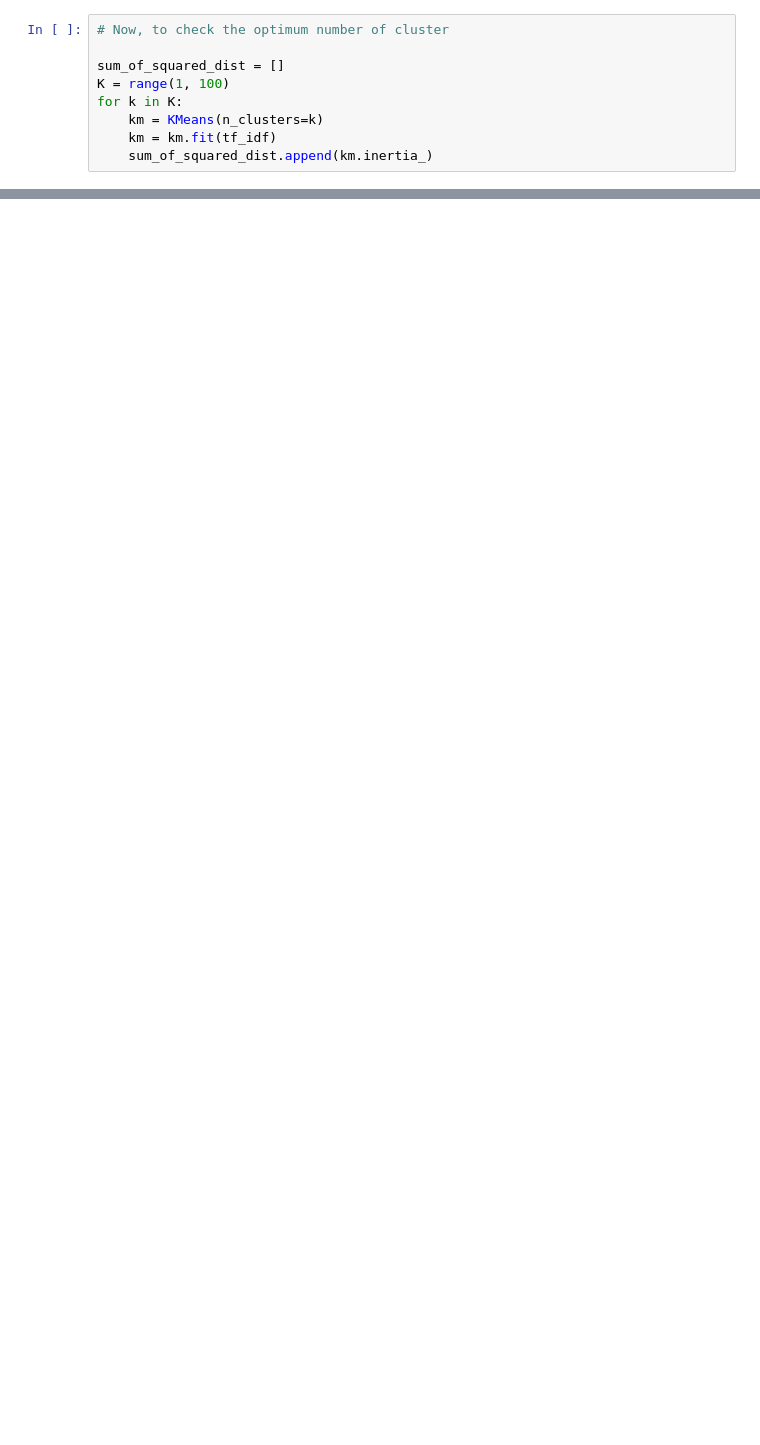
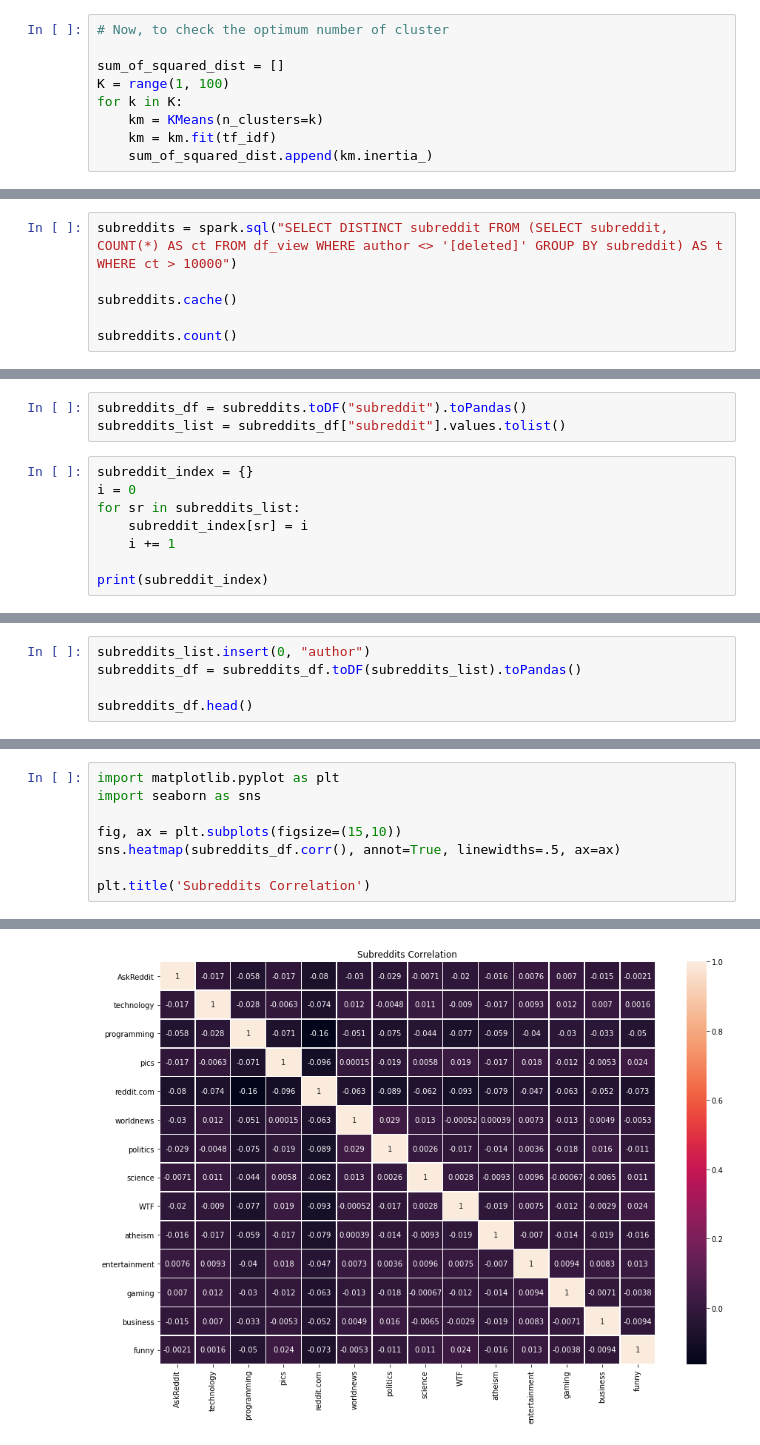
Before and after one commit to tjakrak/reddit-analysis-spark, a Jupyter notebook: Self-Directed Analysis.ipynb, the cells around one changed output, grey strips where cells are left out. Saved outputs shown, nothing was run; the diff lists cells and outputs as text; blank space fills up the shorter version.

```diff
--- a/Self-Directed Analysis.ipynb
+++ b/Self-Directed Analysis.ipynb
@@ -162,0 +166,6 @@ print(n_workers)
+# %%
+subreddits = spark.sql("SELECT DISTINCT subreddit FROM (SELECT subreddit, COUNT(*) AS ct FROM df_view WHERE author <> '[deleted]' GROUP BY subreddit) AS t WHERE ct > 10000")
+
+subreddits.cache()
+
+subreddits.count()
@@ -162,0 +174,11 @@ print(n_workers)
+# %%
+subreddits_df = subreddits.toDF("subreddit").toPandas()
+subreddits_list = subreddits_df["subreddit"].values.tolist()
+# %%
+subreddit_index = {}
+i = 0
+for sr in subreddits_list:
+    subreddit_index[sr] = i
+    i += 1
+
+print(subreddit_index)
@@ -162,0 +222,5 @@ print(n_workers)
+# %%
+subreddits_list.insert(0, "author")
+subreddits_df = subreddits_df.toDF(subreddits_list).toPandas()
+
+subreddits_df.head()
@@ -162,0 +253,9 @@ print(n_workers)
+# %%
+import matplotlib.pyplot as plt
+import seaborn as sns
+
+fig, ax = plt.subplots(figsize=(15,10))
+sns.heatmap(subreddits_df.corr(), annot=True, linewidths=.5, ax=ax)
+
+plt.title('Subreddits Correlation')
+# %% [output]
@@ -162,0 +263 @@ print(n_workers)
+[figure, added]
```
Also changed, not shown: parts of 19 cells of this notebook.
